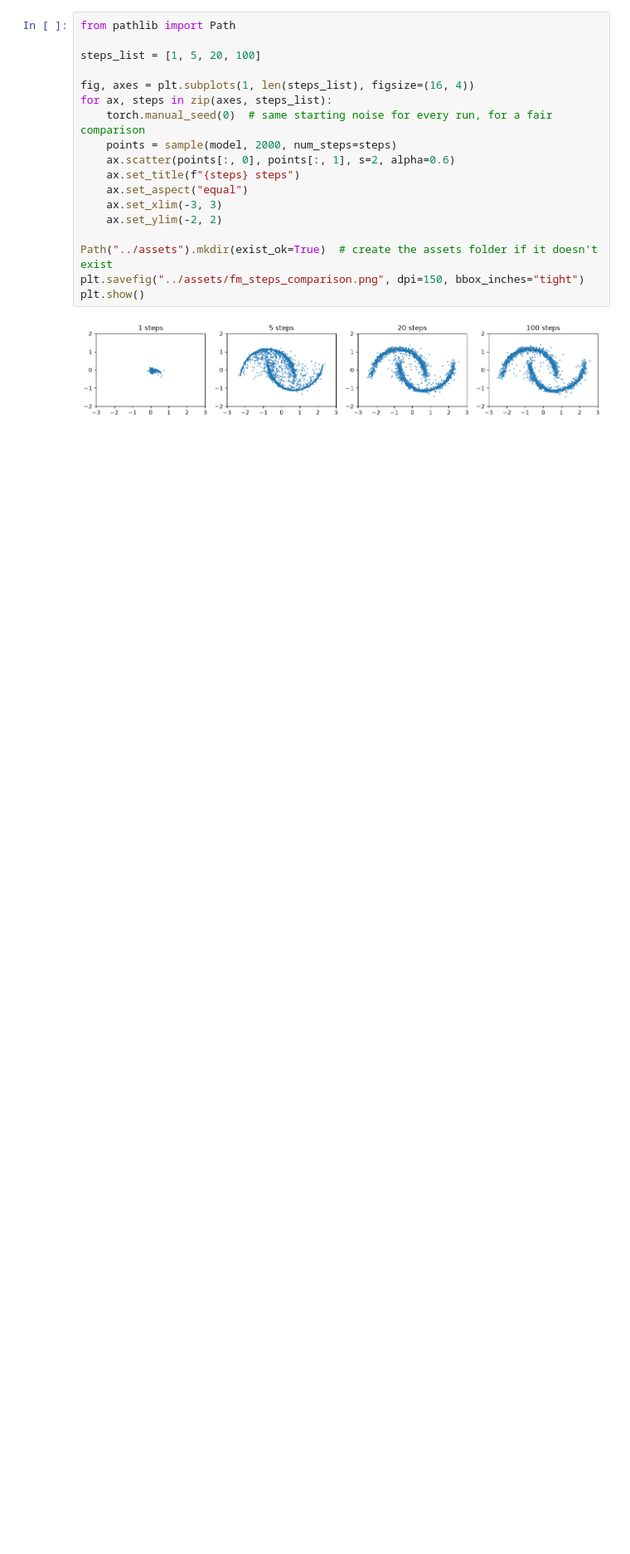
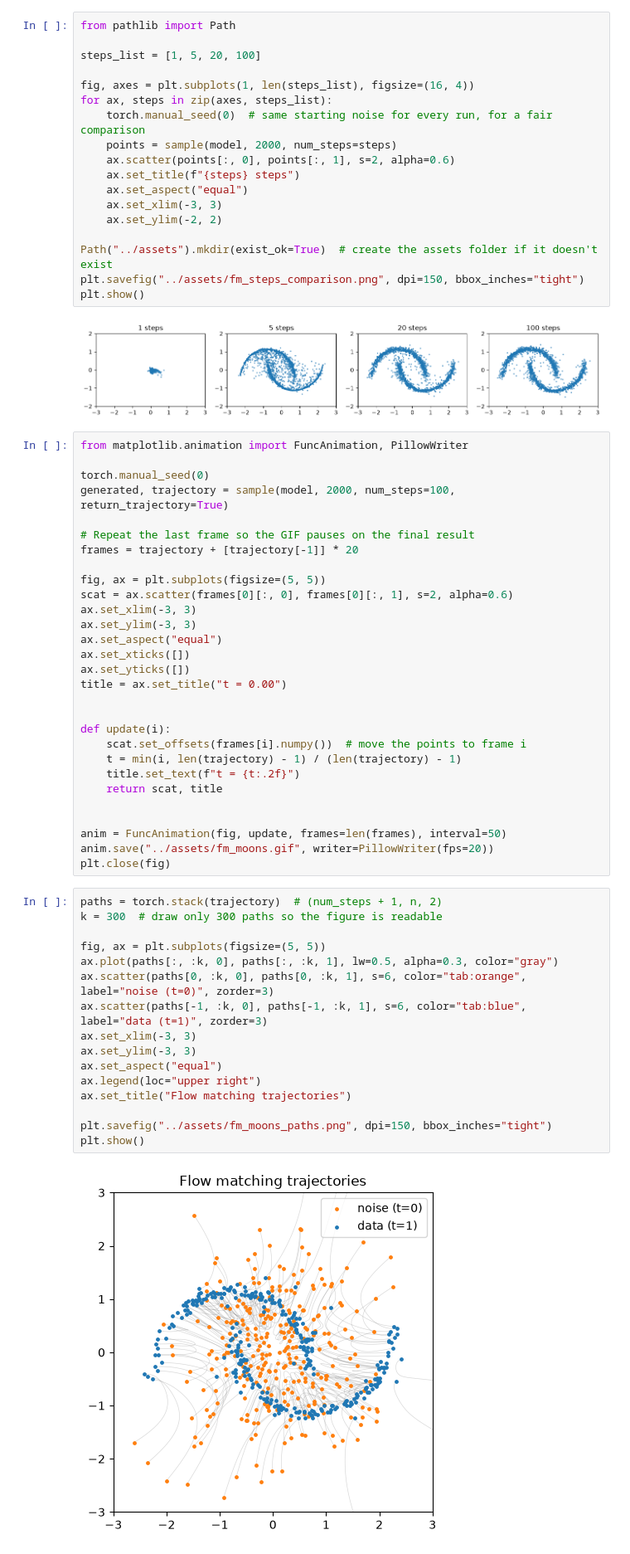
Before and after one commit to carlosordonezz/diffusion-vs-flow-matching, a Jupyter notebook: notebooks/02_flow_matching.ipynb, the cells around one changed output. Shown at 83% size. Saved outputs shown, nothing was run; the diff lists cells and outputs as text; blank space fills up the shorter version.

Commit message:
Added trajectory GIF and paths figure

```diff
--- a/notebooks/02_flow_matching.ipynb
+++ b/notebooks/02_flow_matching.ipynb
@@ -90,3 +90,50 @@ plt.savefig("../assets/fm_steps_comparison.png", dpi=150, bbox_inches="tight")
 plt.show()
 # %% [output]
 [figure]
+# %%
+from matplotlib.animation import FuncAnimation, PillowWriter
+
+torch.manual_seed(0)
+generated, trajectory = sample(model, 2000, num_steps=100, return_trajectory=True)
+
+# Repeat the last frame so the GIF pauses on the final result
+frames = trajectory + [trajectory[-1]] * 20
+
+fig, ax = plt.subplots(figsize=(5, 5))
+scat = ax.scatter(frames[0][:, 0], frames[0][:, 1], s=2, alpha=0.6)
+ax.set_xlim(-3, 3)
+ax.set_ylim(-3, 3)
+ax.set_aspect("equal")
+ax.set_xticks([])
+ax.set_yticks([])
+title = ax.set_title("t = 0.00")
+
+
+def update(i):
+    scat.set_offsets(frames[i].numpy())  # move the points to frame i
+    t = min(i, len(trajectory) - 1) / (len(trajectory) - 1)
+    title.set_text(f"t = {t:.2f}")
+    return scat, title
+
+
+anim = FuncAnimation(fig, update, frames=len(frames), interval=50)
+anim.save("../assets/fm_moons.gif", writer=PillowWriter(fps=20))
+plt.close(fig)
+# %%
+paths = torch.stack(trajectory)  # (num_steps + 1, n, 2)
+k = 300  # draw only 300 paths so the figure is readable
+
+fig, ax = plt.subplots(figsize=(5, 5))
+ax.plot(paths[:, :k, 0], paths[:, :k, 1], lw=0.5, alpha=0.3, color="gray")
+ax.scatter(paths[0, :k, 0], paths[0, :k, 1], s=6, color="tab:orange", label="noise (t=0)", zorder=3)
+ax.scatter(paths[-1, :k, 0], paths[-1, :k, 1], s=6, color="tab:blue", label="data (t=1)", zorder=3)
+ax.set_xlim(-3, 3)
+ax.set_ylim(-3, 3)
+ax.set_aspect("equal")
+ax.legend(loc="upper right")
+ax.set_title("Flow matching trajectories")
+
+plt.savefig("../assets/fm_moons_paths.png", dpi=150, bbox_inches="tight")
+plt.show()
+# %% [output]
+[figure, added]
```
Also changed, not shown: parts of 1 cell of this notebook, 3 other files.
